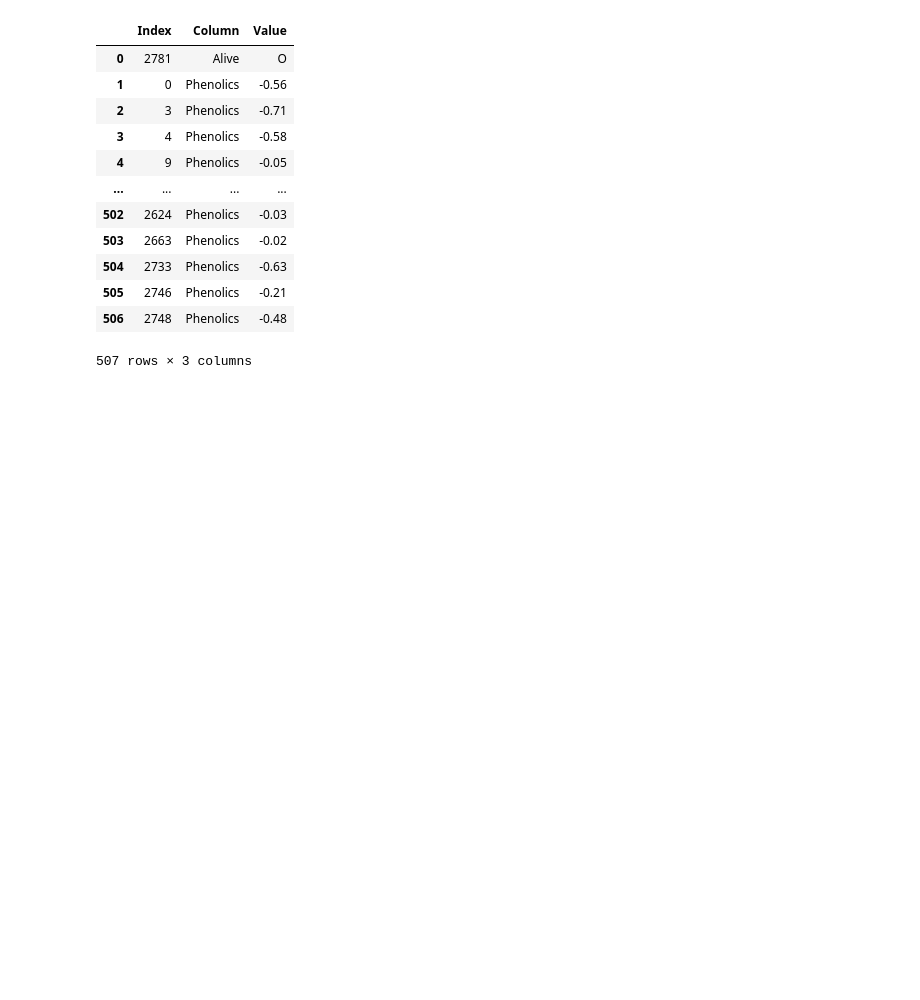
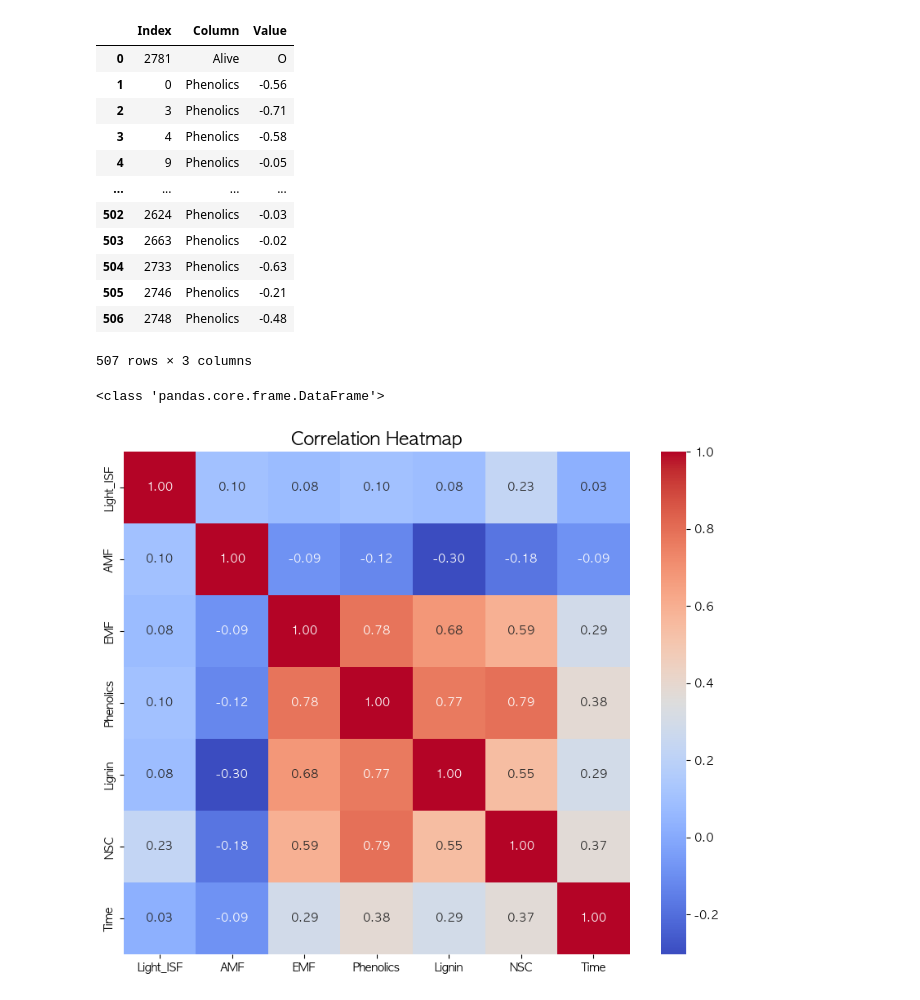
Before and after one commit to SKNetworks-AI19-250818/SKN19-mini-3Team, a Jupyter notebook: run.ipynb, the cells around one changed output. Saved outputs shown, nothing was run; the diff lists cells and outputs as text; code cells hidden in the pictures; blank space fills up the shorter version.

```diff
--- a/run.ipynb
+++ b/run.ipynb
@@ -494,5 +502,11 @@ display(anomaly)
 | 505 | 2746 | Phenolics | -0.21 |
 | 506 | 2748 | Phenolics | -0.48 |
 507 rows × 3 columns
+# %%
+print(type(decode))
+dv.show_heatmap_for_continuous_value(decode)
+# %% [output]
+<class 'pandas.core.frame.DataFrame'>
+[figure, added]
 # %%
 # dc.save_to_csv(encode)
```
Also changed, not shown: parts of 6 cells of this notebook, 1 other file.
